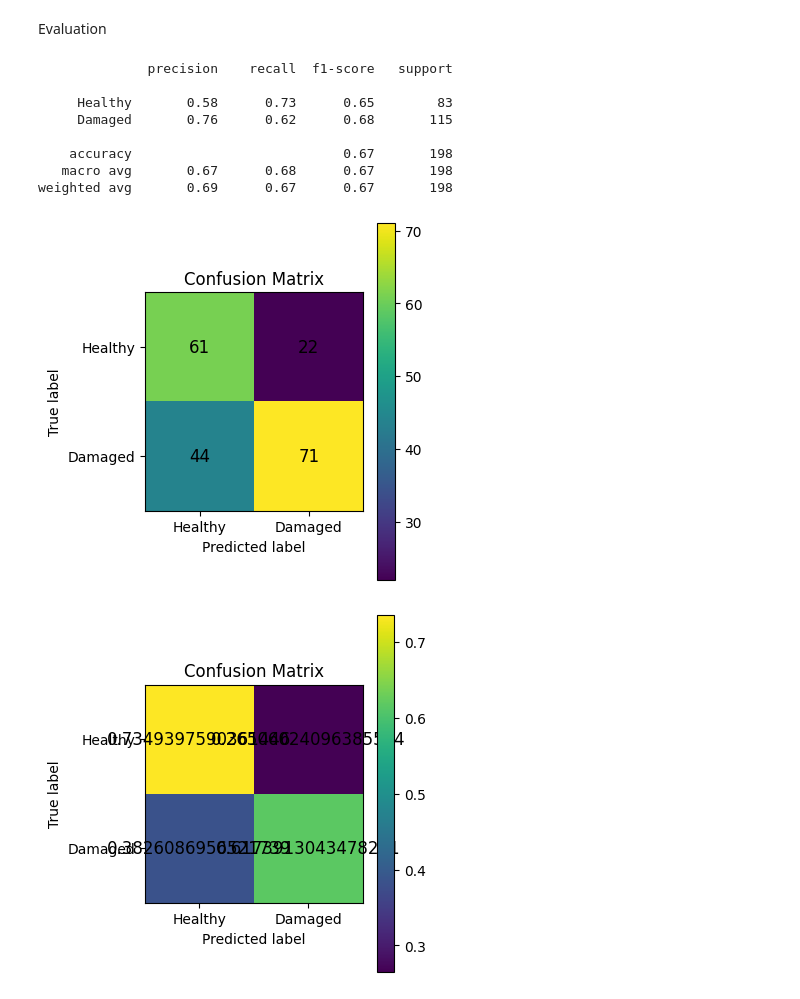
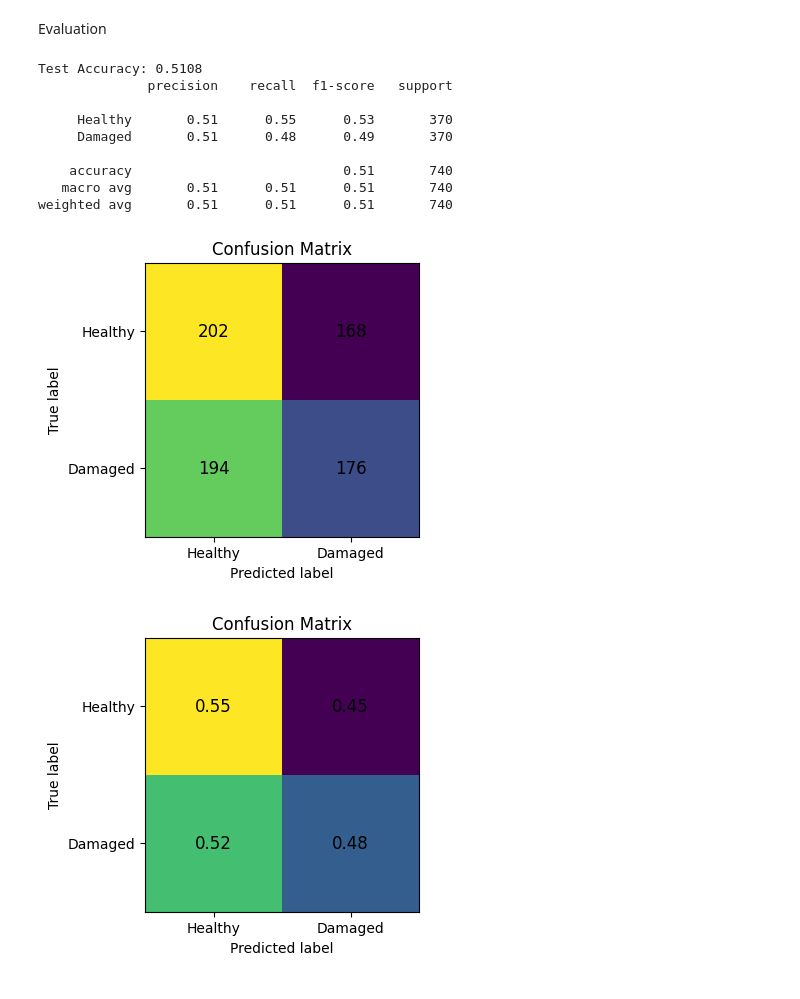
Before and after one commit to joeljanson19/intelligent_systems, a Jupyter notebook: Individual_Project/2D_CNN.ipynb, the cells around one changed output. Drawn from its saved outputs; the diff is of its cells as text; code cells hidden in the pictures.

```diff
--- a/Individual_Project/2D_CNN.ipynb
+++ b/Individual_Project/2D_CNN.ipynb
@@ -168,25 +195,49 @@ Model
 # %%
 model = CNN2D(input_shape=X.shape[1:]).to(DEVICE)
-criterion = nn.CrossEntropyLoss()
+criterion = nn.CrossEntropyLoss(weight=class_weights)
 optimizer = torch.optim.Adam(model.parameters(), lr=LR)
 # %% [markdown]
 Training
 # %%
 # Training loop
+train_losses = []
+val_accuracies = []
+
 for epoch in range(EPOCHS):
+    # ---- TRAIN ----
     model.train()
-    total_loss = 0
+    running_loss = 0.0
 
     for xb, yb in train_loader:
         xb, yb = xb.to(DEVICE), yb.to(DEVICE)
 
         optimizer.zero_grad()
-        out = model(xb)
-        loss = criterion(out, yb)
+        outputs = model(xb)
+        loss = criterion(outputs, yb)
         loss.backward()
         optimizer.step()
 
-        total_loss += loss.item()
+        running_loss += loss.item()
 
-    print(f"Epoch {epoch+1}/{EPOCHS} | Loss: {total_loss/len(train_loader):.4f}")
+    avg_train_loss = running_loss / len(train_loader)
+    train_losses.append(avg_train_loss)
+
+    # ---- VALIDATION ----
+    model.eval()
+    val_acc = 0.0
+
+    with torch.no_grad():
+        for xb, yb in val_loader:
+            xb, yb = xb.to(DEVICE), yb.to(DEVICE)
+            outputs = model(xb)
+            preds = torch.argmax(outputs, dim=1)
+
+    val_acc = accuracy_score(yb, preds)
+    val_accuracies.append(val_acc)
+
+    print(
+        f"Epoch {epoch+1:02d}/{EPOCHS} | "
+        f"Train Loss: {avg_train_loss:.4f} | "
+        f"Val Acc: {val_acc:.4f}"
+    )
 # %% [output]
@@ -215,19 +287,22 @@ with torch.no_grad():
         y_pred.extend(preds)
         y_true.extend(yb.numpy())
 
+accuracy = accuracy_score(y_true, y_pred)
+print(f"Test Accuracy: {accuracy:.4f}")
 print(classification_report(
     y_true, y_pred,
     target_names=["Healthy", "Damaged"]
 ))
 # %% [output]
+Test Accuracy: 0.5108
               precision    recall  f1-score   support
 
-     Healthy       0.58      0.73      0.65        83
-     Damaged       0.76      0.62      0.68       115
+     Healthy       0.51      0.55      0.53       370
+     Damaged       0.51      0.48      0.49       370
 
-    accuracy                           0.67       198
-   macro avg       0.67      0.68      0.67       198
-weighted avg       0.69      0.67      0.67       198
+    accuracy                           0.51       740
+   macro avg       0.51      0.51      0.51       740
+weighted avg       0.51      0.51      0.51       740
 # %%
 def plot_confusion_matrix(cm, class_names):
     plt.figure(figsize=(4, 4))
@@ -235,34 +310,34 @@ def plot_confusion_matrix(cm, class_names):
     plt.title("Confusion Matrix")
     plt.xlabel("Predicted label")
     plt.ylabel("True label")
 
     plt.xticks(range(len(class_names)), class_names)
     plt.yticks(range(len(class_names)), class_names)
 
     # Print numbers in each cell
     for i in range(cm.shape[0]):
         for j in range(cm.shape[1]):
             plt.text(
                 j, i, cm[i, j],
                 ha="center", va="center",
                 fontsize=12
             )
 
-    plt.colorbar()
+    # plt.colorbar()
     plt.tight_layout()
     plt.show()
 
 cm = confusion_matrix(y_true, y_pred)
 plot_confusion_matrix(
     cm,
     class_names=["Healthy", "Damaged"]
 )
 
-cm_norm = cm.astype(float) / cm.sum(axis=1, keepdims=True)
+cm_norm = np.round(cm.astype(float) / cm.sum(axis=1, keepdims=True),decimals=2)
 plot_confusion_matrix(
     cm_norm,
     class_names=["Healthy", "Damaged"]
 )
 # %% [output]
-[figure, old version]
+[figure, new version]
-[figure, old version]
+[figure, new version]
```
Also changed, not shown: parts of 10 cells of this notebook, 1 other file.
